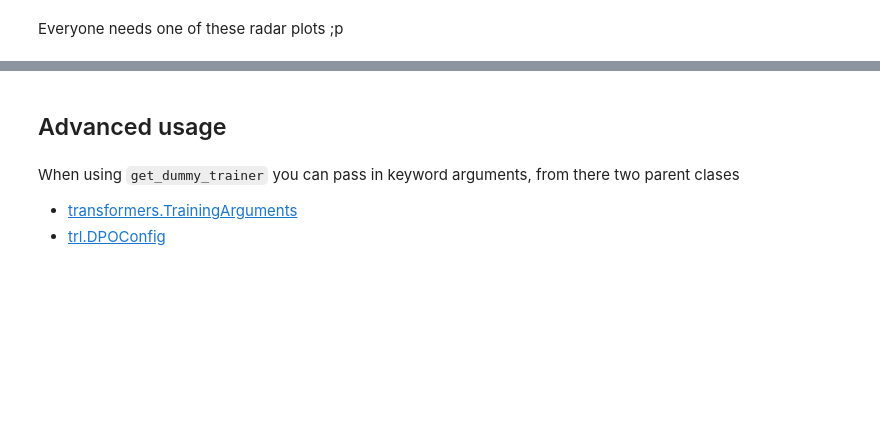
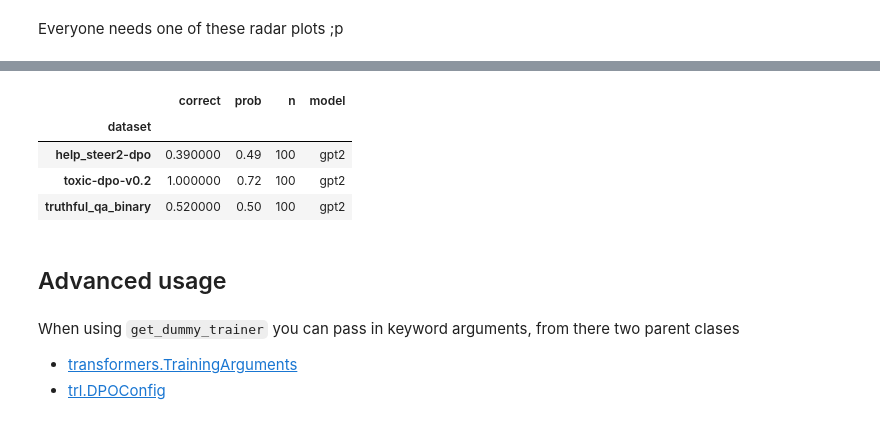
Before and after one commit to wassname/open_pref_eval, a Jupyter notebook: examples/evaluate_gpt2.ipynb, the cells around one changed output, grey strips where cells are left out. Cells and saved outputs as stored; diff of their text form; code cells hidden in the pictures; blank space fills up the shorter version.

```diff
--- a/examples/evaluate_gpt2.ipynb
+++ b/examples/evaluate_gpt2.ipynb
@@ -57,6 +86,12 @@ print(df_results.round(3).to_markdown())
 # %%
 # pretty html table, color the prob column
-df_results.style.format({'prob': '{:.2f}'}).bar(subset=['correct', 'prob'], color='lightblue', vmin=0, vmax=1)
+df_results.style.format({'prob': '{:.2f}'}).bar(subset=['correct', 'prob'], cmap='RdYlGn', vmin=0, vmax=1)
+# %% [output]
+|  | correct | prob | n | model |
+| dataset |  |  |  |  |
+| help_steer2-dpo | 0.390000 | 0.49 | 100 | gpt2 |
+| toxic-dpo-v0.2 | 1.000000 | 0.72 | 100 | gpt2 |
+| truthful_qa_binary | 0.520000 | 0.50 | 100 | gpt2 |
 # %% [markdown]
 ## Advanced usage
 # %%
```
Also changed, not shown: parts of 10 cells of this notebook, 6 other files.
